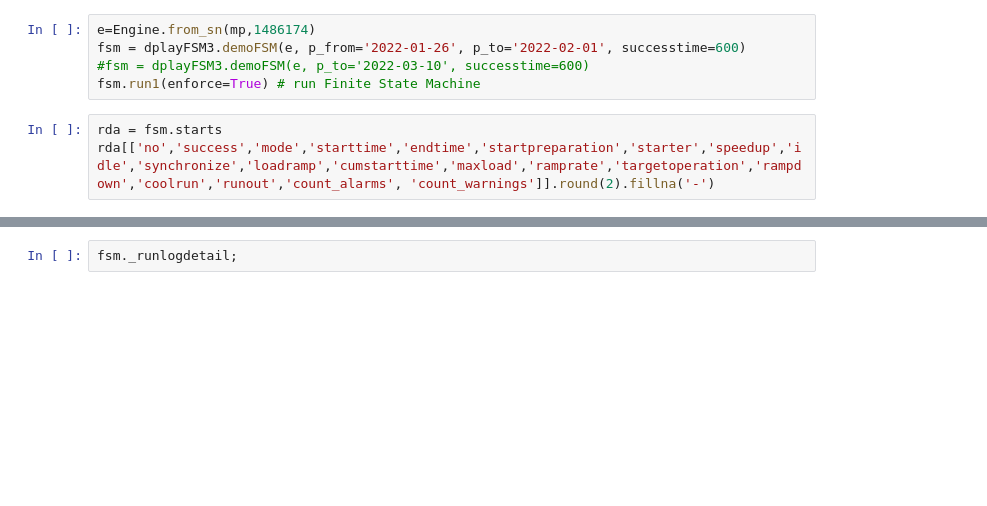
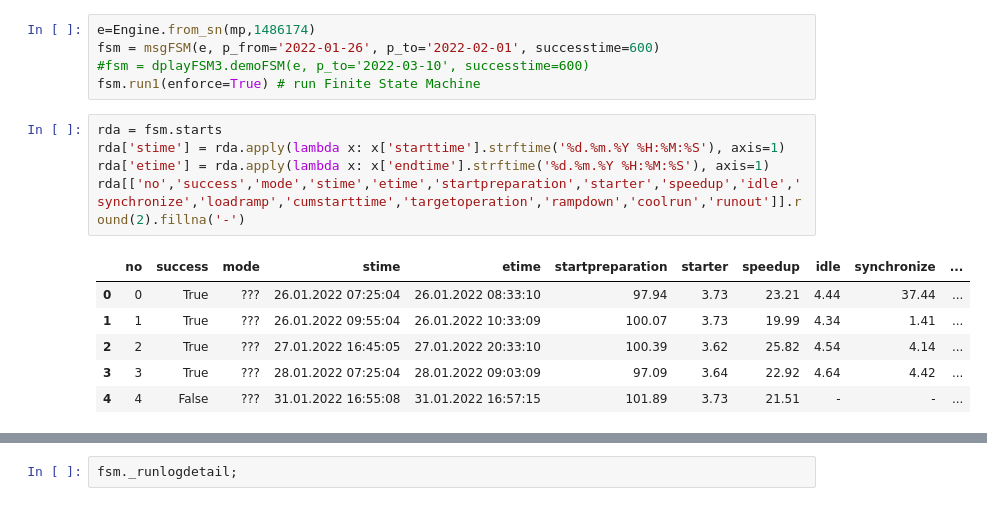
Before and after one commit to dieterch/statemachine, a Jupyter notebook: dplay.ipynb, the cells around one changed output, grey strips where cells are left out. Saved outputs shown, nothing was run; the diff lists cells and outputs as text; blank space fills up the shorter version.

```diff
--- a/dplay.ipynb
+++ b/dplay.ipynb
@@ -18,11 +16,20 @@ e['IB Site Name'] + ' ' + e['Engine ID'], modes, success
 # %%
 e=Engine.from_sn(mp,1486174)
-fsm = dplayFSM3.demoFSM(e, p_from='2022-01-26', p_to='2022-02-01', successtime=600)
+fsm = msgFSM(e, p_from='2022-01-26', p_to='2022-02-01', successtime=600)
 #fsm = dplayFSM3.demoFSM(e, p_to='2022-03-10', successtime=600)
 fsm.run1(enforce=True) # run Finite State Machine
 # %%
 rda = fsm.starts
-rda[['no','success','mode','starttime','endtime','startpreparation','starter','speedup','idle','synchronize','loadramp','cumstarttime','maxload','ramprate','targetoperation','rampdown','coolrun','runout','count_alarms', 'count_warnings']].round(2).fillna('-')
+rda['stime'] = rda.apply(lambda x: x['starttime'].strftime('%d.%m.%Y %H:%M:%S'), axis=1)
+rda['etime'] = rda.apply(lambda x: x['endtime'].strftime('%d.%m.%Y %H:%M:%S'), axis=1)
+rda[['no','success','mode','stime','etime','startpreparation','starter','speedup','idle','synchronize','loadramp','cumstarttime','targetoperation','rampdown','coolrun','runout']].round(2).fillna('-')
+# %% [output]
+|  | no | success | mode | stime | etime | startpreparation | starter | speedup | idle | synchronize | ... |
+| 0 | 0 | True | ??? | 26.01.2022 07:25:04 | 26.01.2022 08:33:10 | 97.94 | 3.73 | 23.21 | 4.44 | 37.44 | ... |
+| 1 | 1 | True | ??? | 26.01.2022 09:55:04 | 26.01.2022 10:33:09 | 100.07 | 3.73 | 19.99 | 4.34 | 1.41 | ... |
+| 2 | 2 | True | ??? | 27.01.2022 16:45:05 | 27.01.2022 20:33:10 | 100.39 | 3.62 | 25.82 | 4.54 | 4.14 | ... |
+| 3 | 3 | True | ??? | 28.01.2022 07:25:04 | 28.01.2022 09:03:09 | 97.09 | 3.64 | 22.92 | 4.64 | 4.42 | ... |
+| 4 | 4 | False | ??? | 31.01.2022 16:55:08 | 31.01.2022 16:57:15 | 101.89 | 3.73 | 21.51 | - | - | ... |
 # %%
 rdc = fsm.stops
 rdc[['no','mode','starttime','endtime','count_alarms','count_warnings']].round(2).fillna('-')
```
Also changed, not shown: parts of 3 cells of this notebook, 1 other file.
